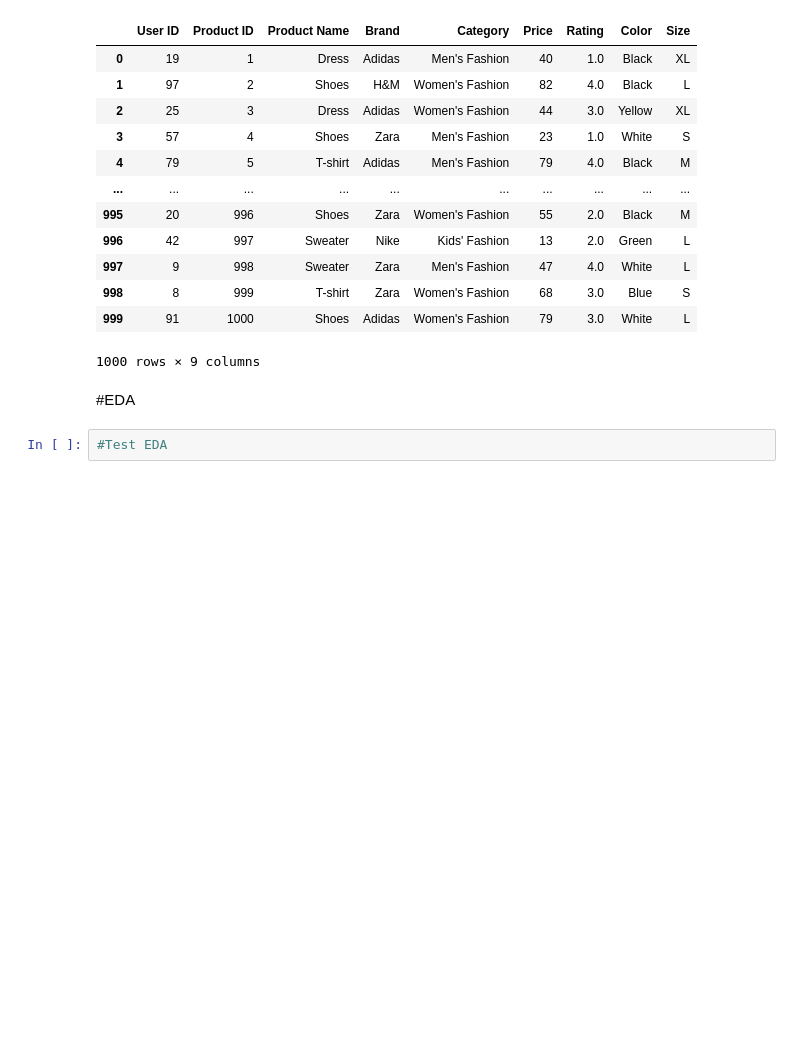
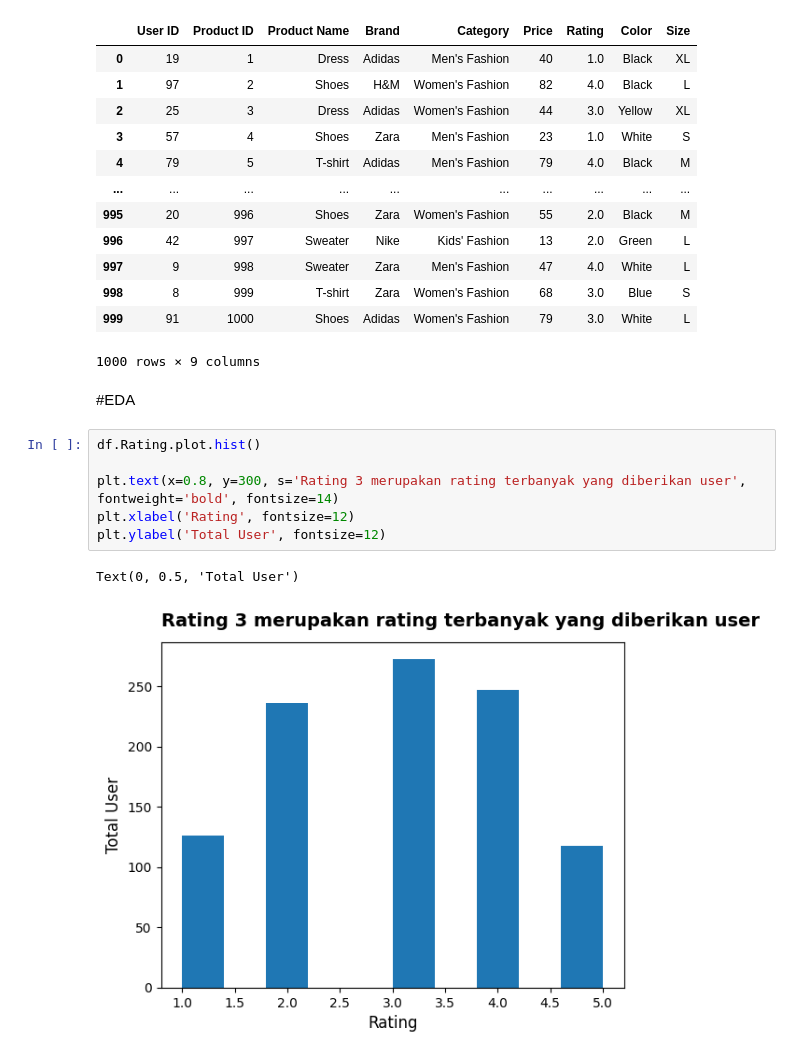
Before and after one commit to fffadhilll/recommender-system-hackathon, a Jupyter notebook: recsys_hackathon.ipynb, the cells around one changed output. Cells and saved outputs as stored; diff of their text form; blank space fills up the shorter version.

```diff
--- a/recsys_hackathon.ipynb
+++ b/recsys_hackathon.ipynb
@@ -116,5 +116,12 @@ df
 1000 rows × 9 columns
 # %% [markdown]
 #EDA
-# %%
-#Test EDA
+# %%
+df.Rating.plot.hist()
+
+plt.text(x=0.8, y=300, s='Rating 3 merupakan rating terbanyak yang diberikan user', fontweight='bold', fontsize=14)
+plt.xlabel('Rating', fontsize=12)
+plt.ylabel('Total User', fontsize=12)
+# %% [output]
+Text(0, 0.5, 'Total User')
+[figure, added]
```
Also changed, not shown: parts of 10 cells of this notebook.
